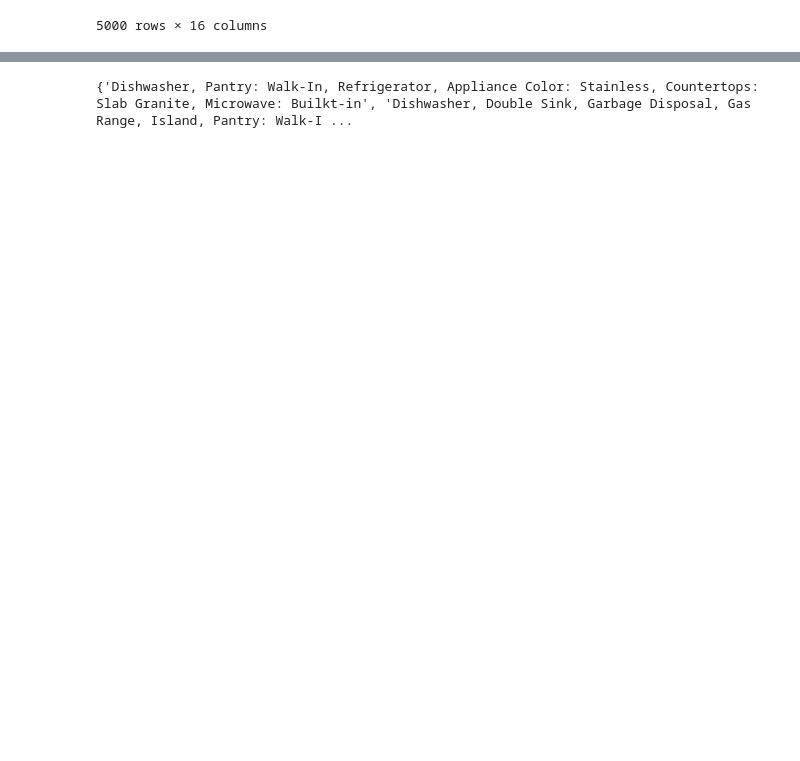
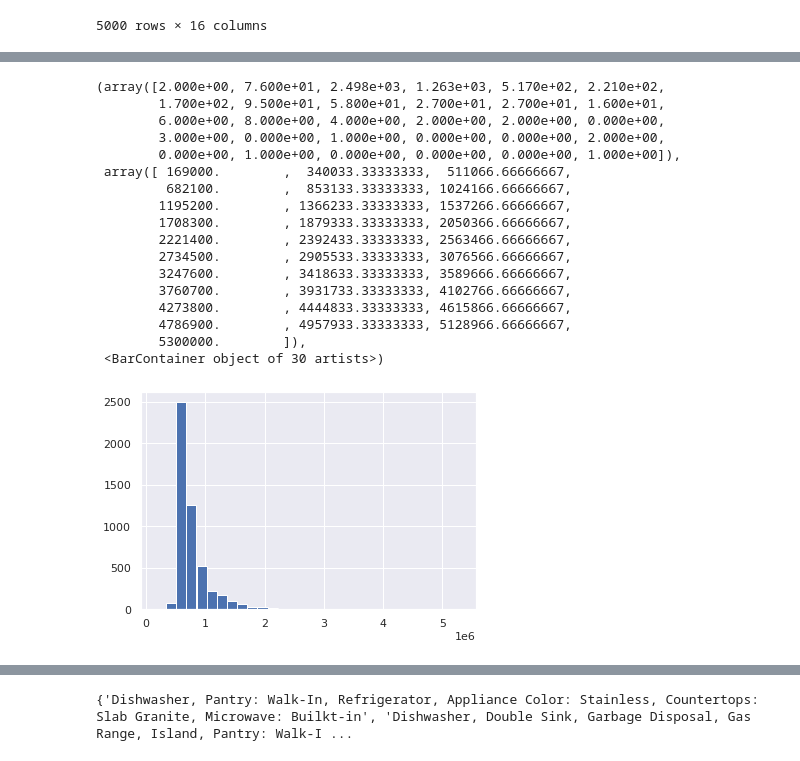
Before and after one commit to NatnaelMengistu1/DS, a Jupyter notebook: Data_Cleaning_and_EDA.ipynb, the cells around one changed output, grey strips where cells are left out. Drawn from its saved outputs; the diff is of its cells as text; code cells hidden in the pictures; blank space fills up the shorter version.

```diff
--- a/Data_Cleaning_and_EDA.ipynb
+++ b/Data_Cleaning_and_EDA.ipynb
@@ -266,0 +289,21 @@ summary
+# %%
+plt.hist(df3['sold_price'], bins = 30)
+# %% [output]
+(array([2.000e+00, 7.600e+01, 2.498e+03, 1.263e+03, 5.170e+02, 2.210e+02,
+        1.700e+02, 9.500e+01, 5.800e+01, 2.700e+01, 2.700e+01, 1.600e+01,
+        6.000e+00, 8.000e+00, 4.000e+00, 2.000e+00, 2.000e+00, 0.000e+00,
+        3.000e+00, 0.000e+00, 1.000e+00, 0.000e+00, 0.000e+00, 2.000e+00,
+        0.000e+00, 1.000e+00, 0.000e+00, 0.000e+00, 0.000e+00, 1.000e+00]),
+ array([ 169000.        ,  340033.33333333,  511066.66666667,
+         682100.        ,  853133.33333333, 1024166.66666667,
+        1195200.        , 1366233.33333333, 1537266.66666667,
+        1708300.        , 1879333.33333333, 2050366.66666667,
+        2221400.        , 2392433.33333333, 2563466.66666667,
+        2734500.        , 2905533.33333333, 3076566.66666667,
+        3247600.        , 3418633.33333333, 3589666.66666667,
+        3760700.        , 3931733.33333333, 4102766.66666667,
+        4273800.        , 4444833.33333333, 4615866.66666667,
+        4786900.        , 4957933.33333333, 5128966.66666667,
+        5300000.        ]),
+ <BarContainer object of 30 artists>)
+[figure, added]
```
Also changed, not shown: parts of 6 cells of this notebook.
